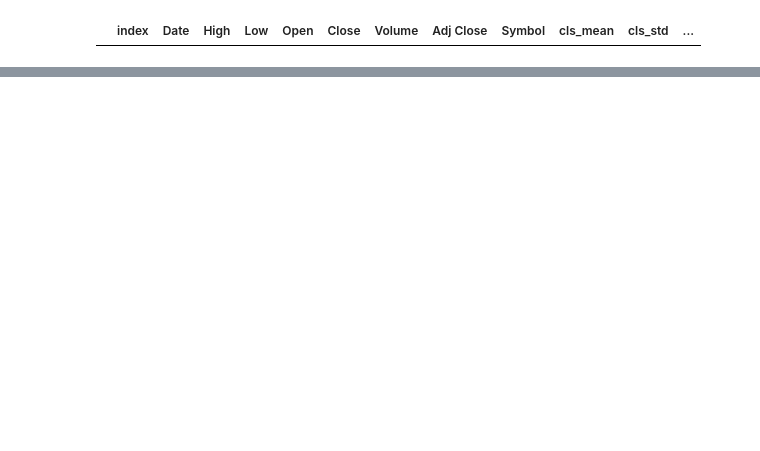
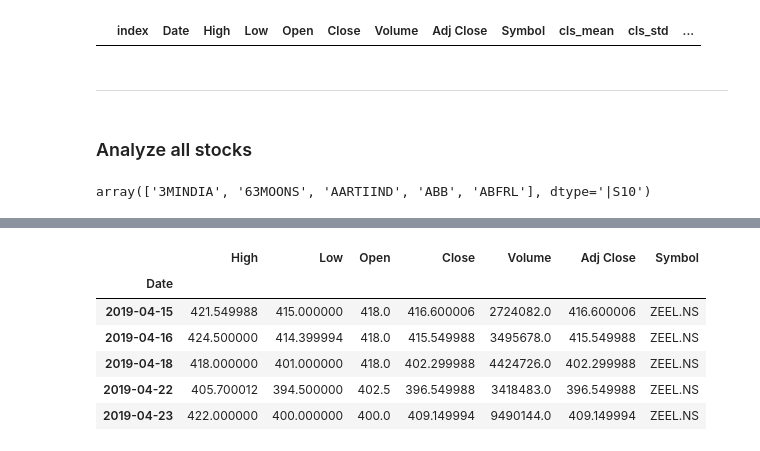
Before and after one commit to Vivek89/AshwinSalesDataEDA, a Jupyter notebook: Notebook/Stock Analysis - Bollinger Band.ipynb, the cells around one changed output, grey strips where cells are left out. Saved outputs shown, nothing was run; the diff lists cells and outputs as text; code cells hidden in the pictures; blank space fills up the shorter version.

Commit message:
Full List Analysis Joblib for 8 proces data download

```diff
--- a/Notebook/Stock Analysis - Bollinger Band.ipynb
+++ b/Notebook/Stock Analysis - Bollinger Band.ipynb
@@ -87,7 +88,7 @@ nifty50fd
 # %%
 backtestdt = dt.date.today()
 startdate = dt.date(2019, 1, 1)
-enddate = dt.date(2019, 4, 14)
+enddate = dt.date(2019, 4, 23)
 # %%
 %%time
 
@@ -163,3 +164,38 @@ final_df
 # %% [output]
 [interactive output not drawn]
 |  | index | Date | High | Low | Open | Close | Volume | Adj Close | Symbol | cls_mean | cls_std | ... |
+# %% [markdown]
+-----------
+# %% [markdown]
+### Analyze all stocks
+# %%
+startdate = dt.date(2019, 1, 1)
+enddate = dt.date(2019, 4, 24)
+# %%
+url = r'/Users/apple/Downloads/Consolidated list of Scrips - Blocked_Allowed by RMS.xlsx'
+stocks = pd.read_excel(url)['Stocks allowed for MIS']
+stocks = [str(s)[:-3] for s in stocks]
+stocks = np.unique(stocks)
+stocks = stocks[1:]
+stocks[:5]
+# %% [output]
+array(['3MINDIA', '63MOONS', 'AARTIIND', 'ABB', 'ABFRL'], dtype='|S10')
+# %%
+def load_data(eachscrip):
+
+    try:
+#         print "Processing:", eachscrip
+        stockdata = web.DataReader(eachscrip, data_source='yahoo',start=startdate, end=enddate)
+        stockdata['Symbol'] = eachscrip
+        return stockdata
+
+    except:
+        print "Error Processing:", eachscrip
+# %%
+df = Parallel(n_jobs=8)(delayed(load_data)(stock+'.NS') for stock in tqdm(stocks))
+
+stock_df = pd.DataFrame()
+for stock in df:
+    stock_df= stock_df.append(stock)
+stock_df.tail()
+# %% [output]
@@ -165,0 +203,7 @@ final_df
+|  | High | Low | Open | Close | Volume | Adj Close | Symbol |
+| Date |  |  |  |  |  |  |  |
+| 2019-04-15 | 421.549988 | 415.000000 | 418.0 | 416.600006 | 2724082.0 | 416.600006 | ZEEL.NS |
+| 2019-04-16 | 424.500000 | 414.399994 | 418.0 | 415.549988 | 3495678.0 | 415.549988 | ZEEL.NS |
+| 2019-04-18 | 418.000000 | 401.000000 | 418.0 | 402.299988 | 4424726.0 | 402.299988 | ZEEL.NS |
+| 2019-04-22 | 405.700012 | 394.500000 | 402.5 | 396.549988 | 3418483.0 | 396.549988 | ZEEL.NS |
+| 2019-04-23 | 422.000000 | 400.000000 | 400.0 | 409.149994 | 9490144.0 | 409.149994 | ZEEL.NS |
```
Also changed, not shown: parts of 4 cells of this notebook.
